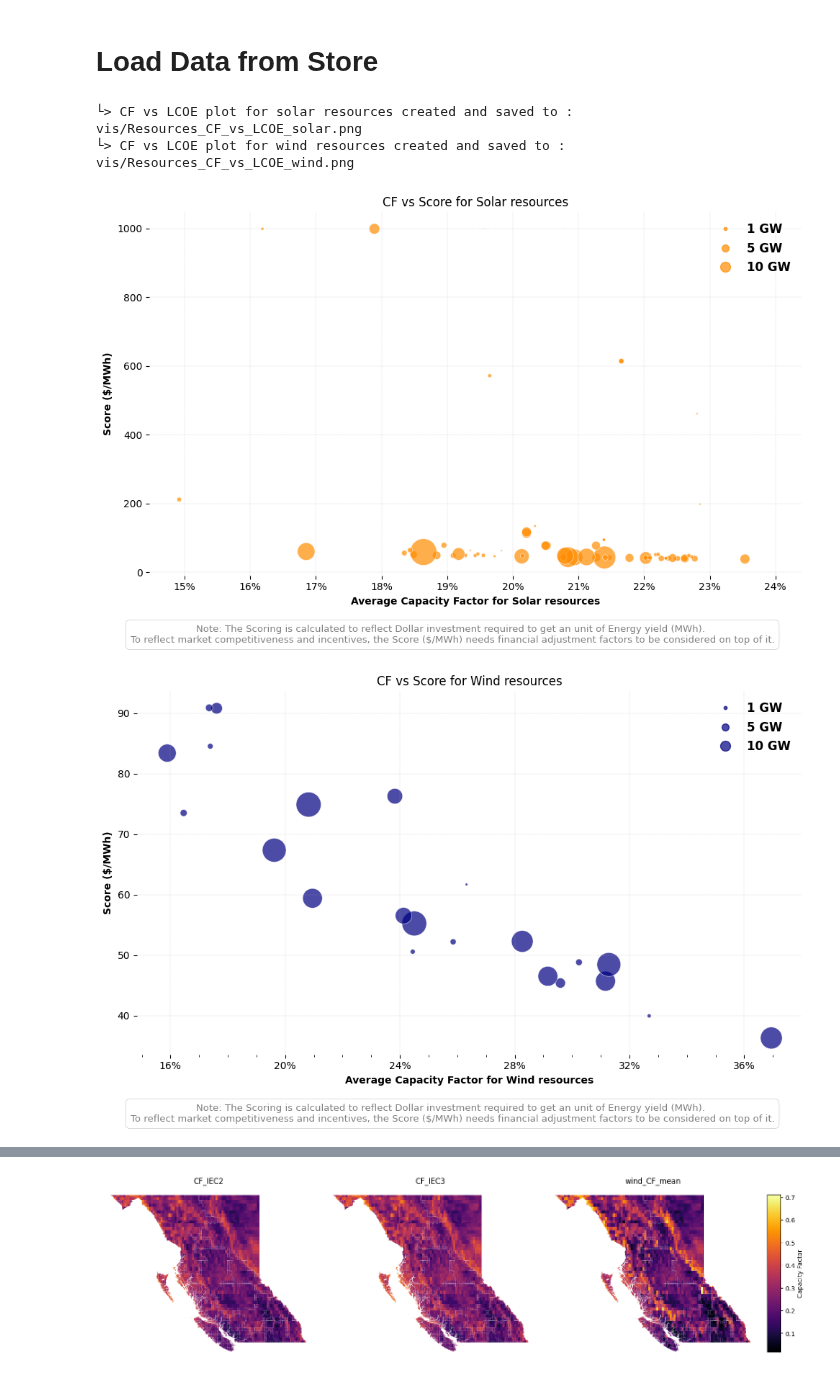
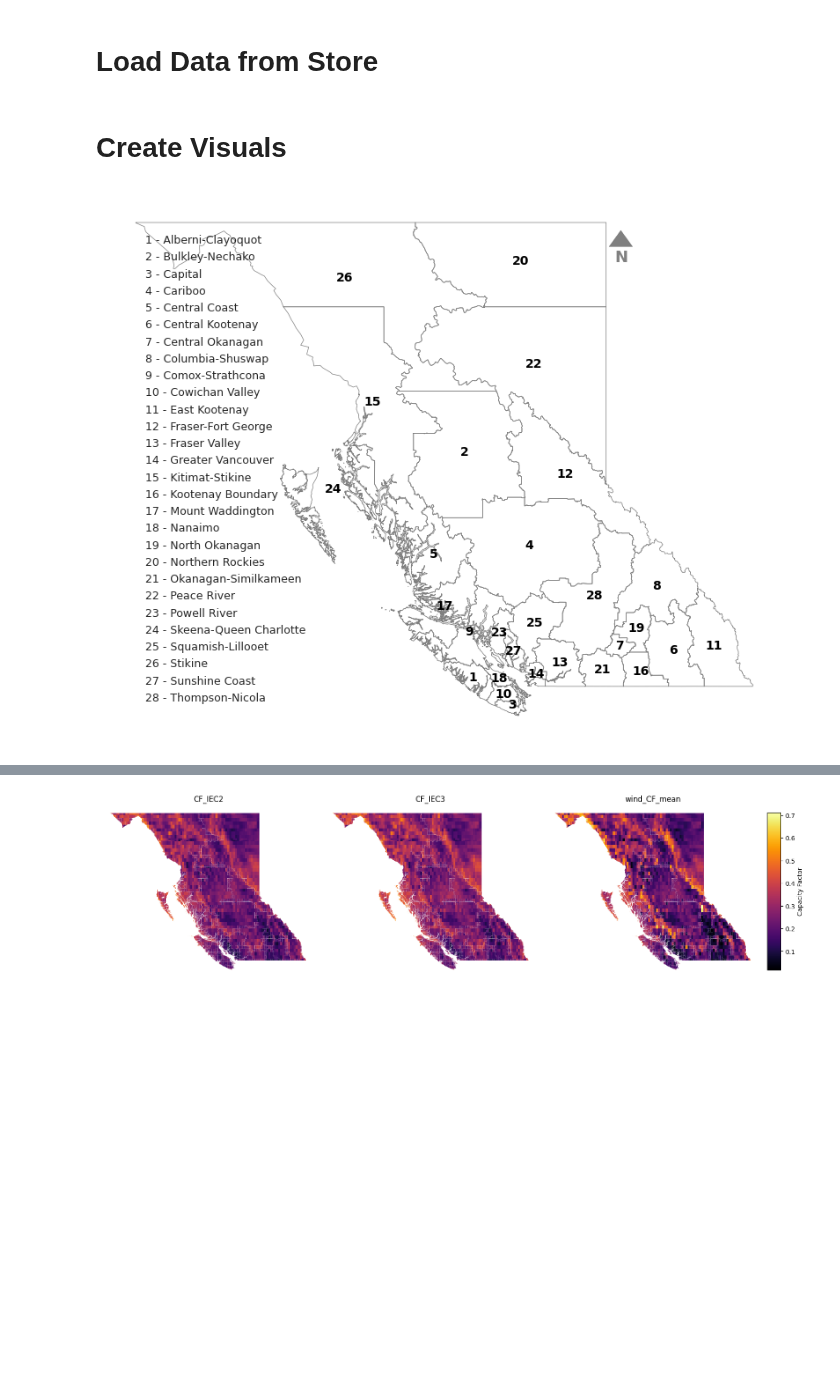
Before and after one commit to DeltaE/RESource, a Jupyter notebook: notebooks/Visuals.ipynb, the cells around one changed output, grey strips where cells are left out. Cells and saved outputs as stored; diff of their text form; code cells hidden in the pictures; blank space fills up the shorter version.

```diff
--- a/notebooks/Visuals.ipynb
+++ b/notebooks/Visuals.ipynb
@@ -43,13 +43,5 @@ timeseries_clusters_solar=res_data.from_store('timeseries/clusters/solar')
 timeseries_clusters_wind=res_data.from_store('timeseries/clusters/wind')
 clusters_solar=res_data.from_store('clusters/solar')
 clusters_wind=res_data.from_store('clusters/wind')
-# %%
-vis.plot_resources_scatter_metric('solar',
-                              clusters_solar)
-vis.plot_resources_scatter_metric('wind',
-                              clusters_wind,100)
-# %% [output]
-└> CF vs LCOE plot for solar resources created and saved to : vis/Resources_CF_vs_LCOE_solar.png
-└> CF vs LCOE plot for wind resources created and saved to : vis/Resources_CF_vs_LCOE_wind.png
-[figure, removed]
-[figure, removed]
+# %% [markdown]
+# Create Visuals
@@ -55,0 +50,32 @@ vis.plot_resources_scatter_metric('wind',
+# %%
+region_mapping=pd.read_csv('../data/region_mapping.csv')
+# %%
+# Merge region names into boundary using region_mapping
+boundary = boundary.merge(region_mapping, left_on='Region', right_on='Region', how='left')
+# boundary
+# %%
+import matplotlib.pyplot as plt
+import matplotlib.patches as mpatches
+import matplotlib.patheffects as path_effects
+
+# Plot region boundaries
+fig, ax = plt.subplots(figsize=(10, 8))
+boundary.plot(ax=ax, linewidth=0.5, alpha=1, facecolor='none', edgecolor='gray')
+vis.add_compass_to_plot(ax,size=13)
+ax.set_axis_off()
+# Annotate region numbers at centroids
+for idx, row in boundary.iterrows():
+    if row.geometry is not None and not row.geometry.is_empty:
+        x, y = row.geometry.centroid.x, row.geometry.centroid.y
+        ax.text(x, y, str(row['Region_Number']), color='black', fontsize=10, ha='center', va='center', weight='bold')
+
+# Create legend for region number to name
+handles = [
+    mpatches.Patch(color='white', label=f"{num} - {name}")
+    for num, name in zip(region_mapping['Region_Number'], region_mapping['Region'])
+]
+ax.legend(handles=handles, bbox_to_anchor=(0.0, 0.95), loc='upper left', fontsize=9, frameon=False)
+fig.patch.set_alpha(0)  # Make figure background transparent
+ax.set_facecolor('none')  # Make axis background transparent
+# %% [output]
+[figure, added]
```
Also changed, not shown: parts of 4 cells of this notebook, 3 other files.
